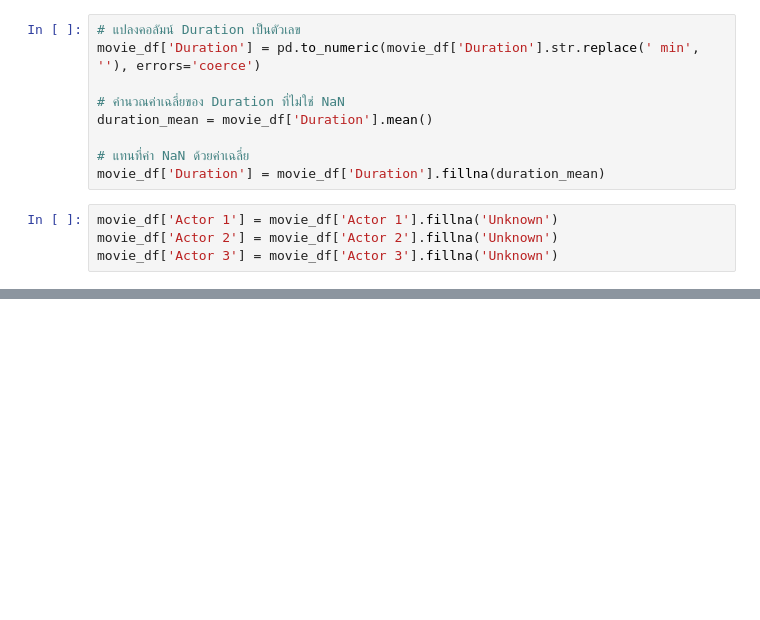
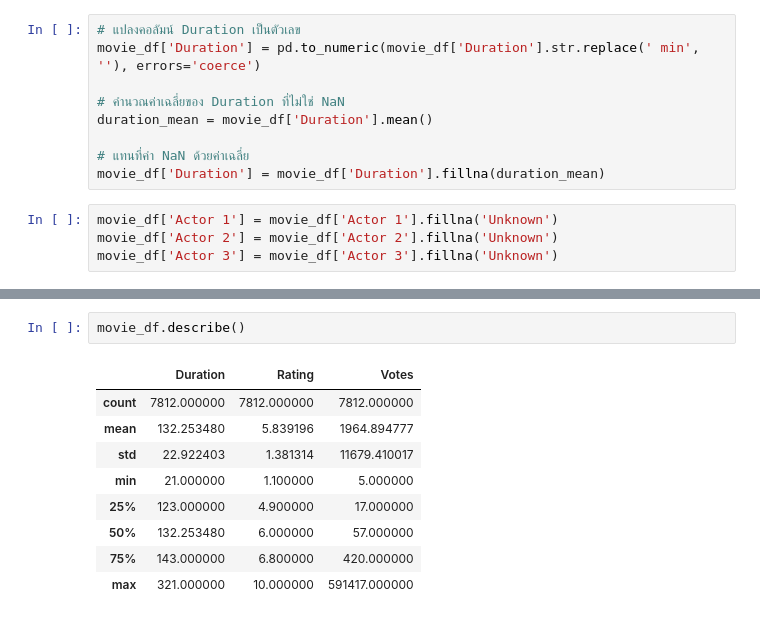
Before and after one commit to thanaprondtn/python_dataviz2024, a Jupyter notebook: HW9.ipynb, the cells around one changed output, grey strips where cells are left out. Cells and saved outputs as stored; diff of their text form; blank space fills up the shorter version.

```diff
--- a/HW9.ipynb
+++ b/HW9.ipynb
@@ -102,0 +102,12 @@ dtype: int64
+# %%
+movie_df.describe()
+# %% [output]
+|  | Duration | Rating | Votes |
+| count | 7812.000000 | 7812.000000 | 7812.000000 |
+| mean | 132.253480 | 5.839196 | 1964.894777 |
+| std | 22.922403 | 1.381314 | 11679.410017 |
+| min | 21.000000 | 1.100000 | 5.000000 |
+| 25% | 123.000000 | 4.900000 | 17.000000 |
+| 50% | 132.253480 | 6.000000 | 57.000000 |
+| 75% | 143.000000 | 6.800000 | 420.000000 |
+| max | 321.000000 | 10.000000 | 591417.000000 |
```
Also changed, not shown: parts of 16 cells of this notebook.
